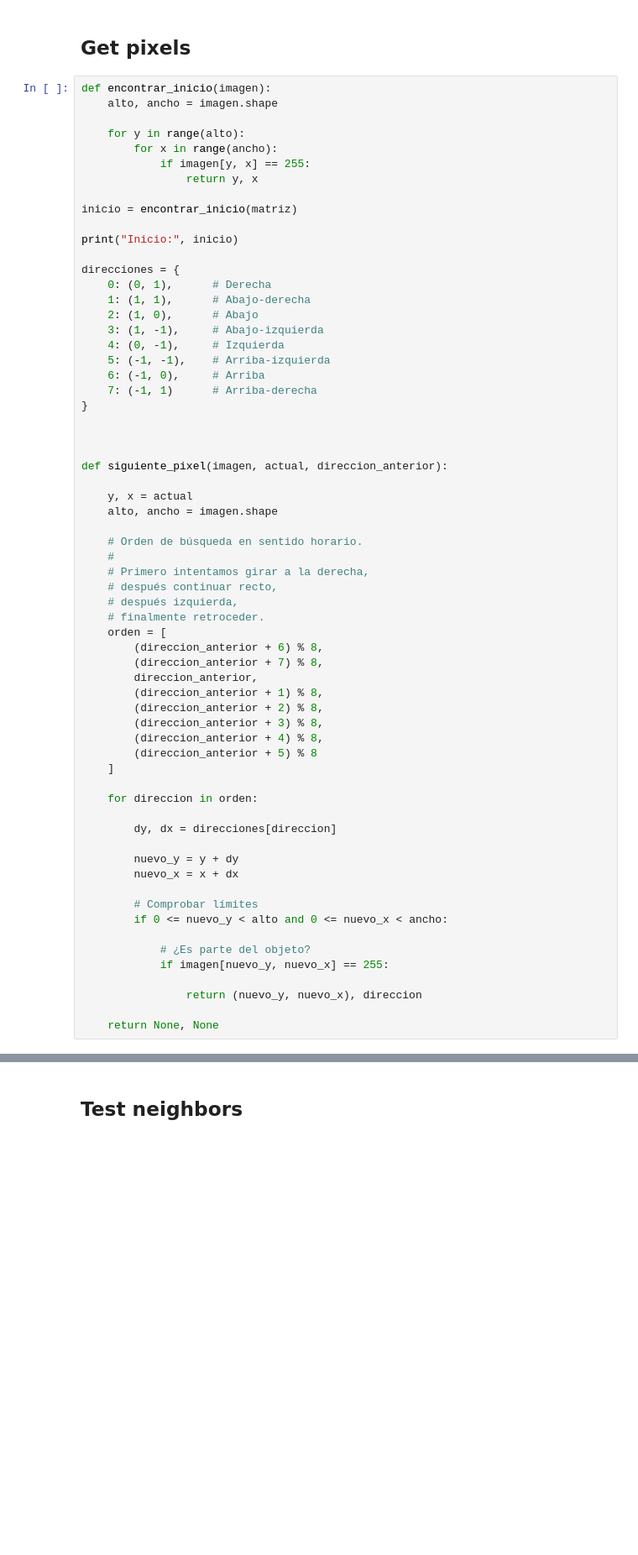
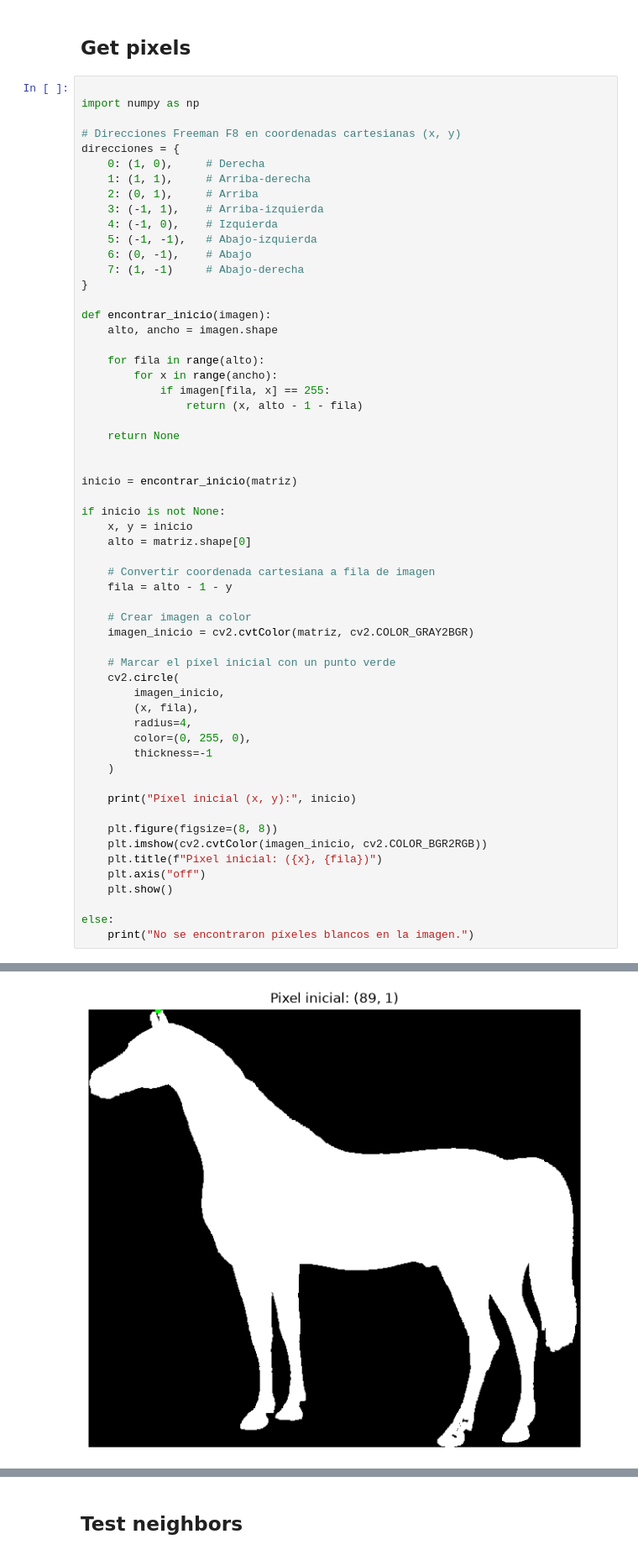
Before and after one commit to PurplePatch06/cc_methods, a Jupyter notebook: F8.ipynb, the cells around one changed output, grey strips where cells are left out. Shown at 84% size. Cells and saved outputs as stored; diff of their text form; blank space fills up the shorter version.

```diff
--- a/F8.ipynb
+++ b/F8.ipynb
@@ -40,67 +40,61 @@ plt.show()
 # %% [markdown]
 ## Get pixels
 # %%
+
+import numpy as np
+
+# Direcciones Freeman F8 en coordenadas cartesianas (x, y)
+direcciones = {
+    0: (1, 0),     # Derecha
+    1: (1, 1),     # Arriba-derecha
+    2: (0, 1),     # Arriba
+    3: (-1, 1),    # Arriba-izquierda
+    4: (-1, 0),    # Izquierda
+    5: (-1, -1),   # Abajo-izquierda
+    6: (0, -1),    # Abajo
+    7: (1, -1)     # Abajo-derecha
+}
+
 def encontrar_inicio(imagen):
     alto, ancho = imagen.shape
 
-    for y in range(alto):
+    for fila in range(alto):
         for x in range(ancho):
-            if imagen[y, x] == 255:
-                return y, x
+            if imagen[fila, x] == 255:
+                return (x, alto - 1 - fila)
+
+    return None
+
 
 inicio = encontrar_inicio(matriz)
 
-print("Inicio:", inicio)
+if inicio is not None:
+    x, y = inicio
+    alto = matriz.shape[0]
 
-direcciones = {
-    0: (0, 1),      # Derecha
-    1: (1, 1),      # Abajo-derecha
-    2: (1, 0),      # Abajo
-    3: (1, -1),     # Abajo-izquierda
-    4: (0, -1),     # Izquierda
-    5: (-1, -1),    # Arriba-izquierda
-    6: (-1, 0),     # Arriba
-    7: (-1, 1)      # Arriba-derecha
-}
+    # Convertir coordenada cartesiana a fila de imagen
+    fila = alto - 1 - y
 
+    # Crear imagen a color
+    imagen_inicio = cv2.cvtColor(matriz, cv2.COLOR_GRAY2BGR)
 
+    # Marcar el píxel inicial con un punto verde
+    cv2.circle(
+        imagen_inicio,
+        (x, fila),
+        radius=4,
+        color=(0, 255, 0),
+        thickness=-1
+    )
 
-def siguiente_pixel(imagen, actual, direccion_anterior):
+    print("Píxel inicial (x, y):", inicio)
 
-    y, x = actual
-    alto, ancho = imagen.shape
+    plt.figure(figsize=(8, 8))
+    plt.imshow(cv2.cvtColor(imagen_inicio, cv2.COLOR_BGR2RGB))
+    plt.title(f"Pixel inicial: ({x}, {fila})")
+    plt.axis("off")
+    plt.show()
 
-    # Orden de búsqueda en sentido horario.
-    #
-    # Primero intentamos girar a la derecha,
-    # después continuar recto,
-    # después izquierda,
-    # finalmente retroceder.
-    orden = [
-        (direccion_anterior + 6) % 8,
-        (direccion_anterior + 7) % 8,
-        direccion_anterior,
-        (direccion_anterior + 1) % 8,
-        (direccion_anterior + 2) % 8,
-        (direccion_anterior + 3) % 8,
-        (direccion_anterior + 4) % 8,
-        (direccion_anterior + 5) % 8
-    ]
-
-    for direccion in orden:
-
-        dy, dx = direcciones[direccion]
-
-        nuevo_y = y + dy
-        nuevo_x = x + dx
-
-        # Comprobar límites
-        if 0 <= nuevo_y < alto and 0 <= nuevo_x < ancho:
-
-            # ¿Es parte del objeto?
-            if imagen[nuevo_y, nuevo_x] == 255:
-
-                return (nuevo_y, nuevo_x), direccion
-
-    return None, None
+else:
+    print("No se encontraron píxeles blancos en la imagen.")
 # %% [output]
@@ -107,0 +102 @@ Inicio: (0, 0)
+[figure, added]
```
Also changed, not shown: parts of 7 cells of this notebook, 2 other files.
